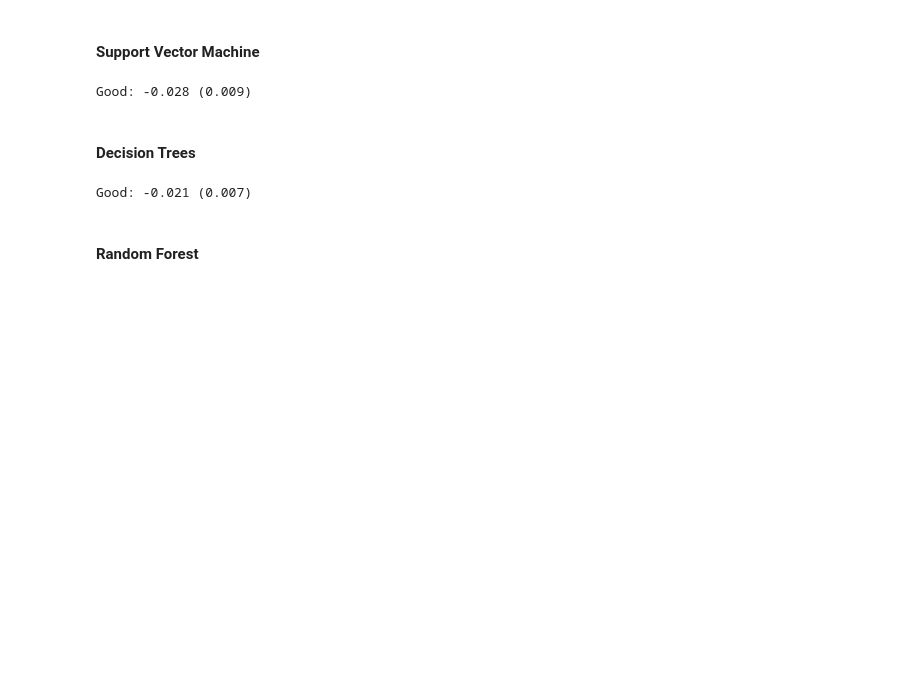
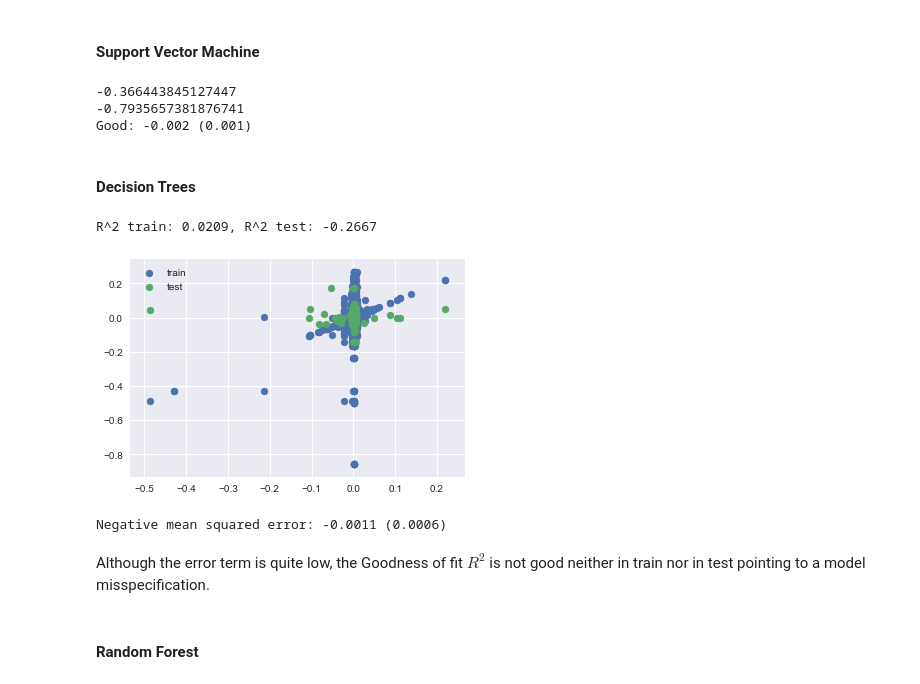
Before and after one commit to isabelpuche/ml_for_algo_trading, a Jupyter notebook: notebooks/ml_pipeline.ipynb, the cells around one changed output. Drawn from its saved outputs; the diff is of its cells as text; code cells hidden in the pictures; blank space fills up the shorter version.

Commit message:
ML models misspecified: poor R^2 results

```diff
--- a/notebooks/ml_pipeline.ipynb
+++ b/notebooks/ml_pipeline.ipynb
@@ -314,28 +368,62 @@ We shall have this dummy regressor as baseline, and we will try to improve from
 svr = SVR(kernel='rbf',gamma='scale',C=10)
 
 # Pass a MultiOutputRegressor to model
-wrapper = MultiOutputRegressor(svr)
+svr = MultiOutputRegressor(svr)
+
+# Fit the model
+svr.fit(X_train, y_train)
+
+# Make predictions
+svr_pred = svr.predict(X_test)
+
+# Make predictions
+svr_train_pred = svr.predict(X_train)
+svr_test_pred = svr.predict(X_test)
+
+# Print scores
+print(svr.score(X_train, y_train))
+print(svr.score(X_test, y_test))
 
 # Calculate accuracy using `cross_val_score()` with model instantiated, data to fit, target variable, 'neg_mean_absolute_error' scoring, cross validator 'cv', n_jobs=-1, and error_score set to 'raise'
-m_scores = cross_val_score(wrapper, X, y, scoring='neg_mean_absolute_error', cv=tscv, n_jobs=-1, error_score='raise')
+svr_scores = cross_val_score(svr, X, y, scoring='neg_mean_squared_error', cv=tscv, n_jobs=-1, error_score='raise')
 
 # Print mean and standard deviation of m_scores:
-print('Good: %.3f (%.3f)' % (np.mean(m_scores), np.std(m_scores)))
+print('Good: %.3f (%.3f)' % (np.mean(svr_scores), np.std(svr_scores)))
 # %% [output]
-Good: -0.028 (0.009)
+-0.366443845127447
+-0.7935657381876741
+Good: -0.002 (0.001)
 # %% [markdown]
 #### Decision Trees
-# %%
-# First, create an Instance
-dt = DecisionTreeRegressor(max_depth=10)
-
-# Second, create a dictionnary of hyperparameters to search
-dt_scores = cross_val_score(dt, X, y, scoring='neg_mean_absolute_error', cv=tscv, n_jobs=-1, error_score='raise')
-
-# Print mean and standard deviation of m_scores:
-print('Good: %.3f (%.3f)' % (np.mean(dt_scores), np.std(dt_scores)))
-# %% [output]
-Good: -0.021 (0.007)
+# %%
+# Let's use max_depth = 5 to fit again our DT model
+dt = DecisionTreeRegressor(max_depth=5)
+dt.fit(X_train, y_train)
+
+# Predict values from train and test
+dt_train_pred = dt.predict(X_train)
+dt_test_pred = dt.predict(X_test)
+
+# Score on train/test sets
+score_train = r2_score(y_train, dt_train_pred)
+score_test = r2_score(y_test, dt_test_pred)
+print('R^2 train: %.4f, R^2 test: %.4f' % (score_train, score_test))
+
+# Scatter prediction vs actual values
+plt.scatter(dt_train_pred, y_train, label='train')
+plt.scatter(dt_test_pred, y_test, label='test')
+plt.legend()
+plt.show()
+
+# Print mean and standard deviation of m_scores:
+dt_scores = cross_val_score(dt, X, y, scoring='neg_mean_squared_error', cv=tscv, n_jobs=-1, error_score='raise')
+print('Negative mean squared error: %.4f (%.4f)' % (np.mean(dt_scores), np.std(dt_scores)))
+# %% [output]
+R^2 train: 0.0209, R^2 test: -0.2667
+[figure, added]
+Negative mean squared error: -0.0011 (0.0006)
+# %% [markdown]
+Although the error term is quite low, the Goodness of fit $R^2$ is not good neither in train nor in test pointing to a model misspecification.
 # %% [markdown]
 
 #### Random Forest
```
Also changed, not shown: parts of 38 cells of this notebook.
